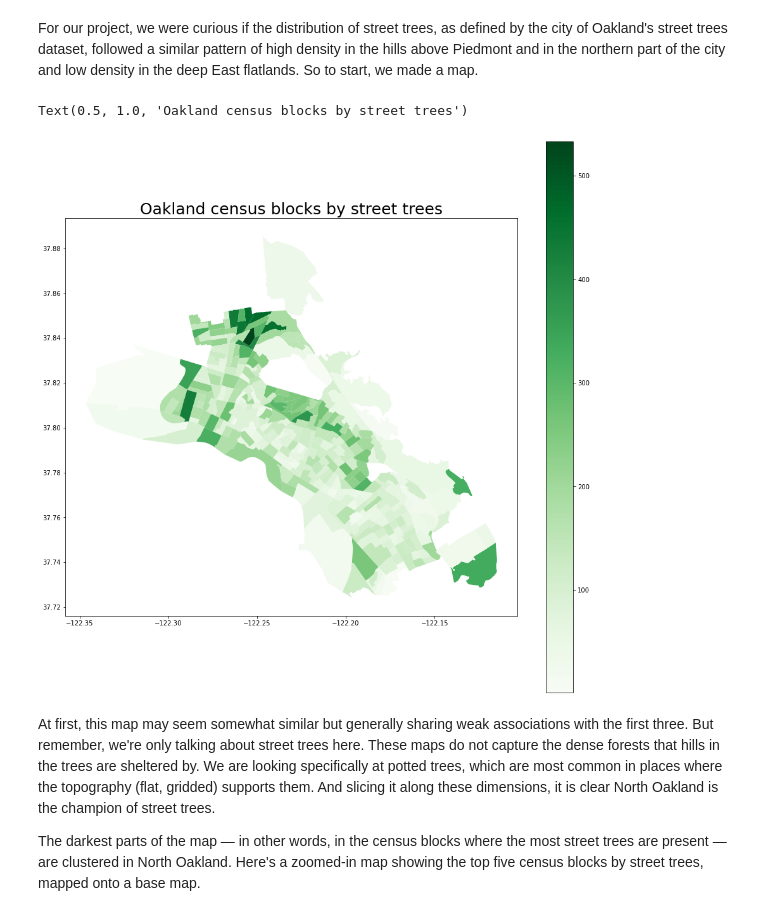
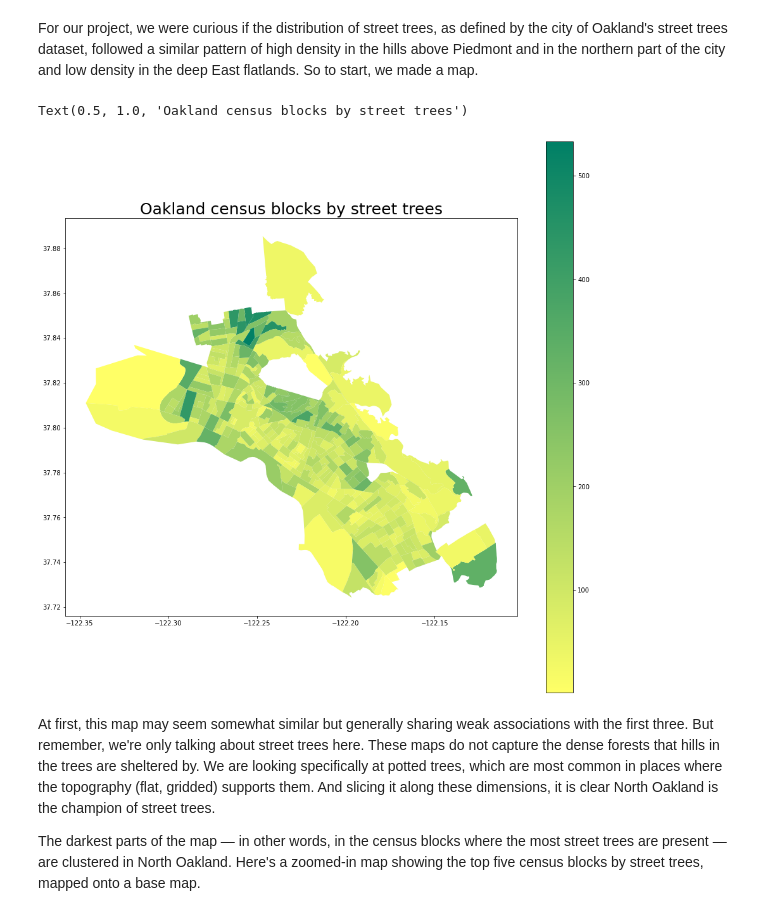
Before and after one commit to michaelrosen3/up206-michaelandelliott, a Jupyter notebook: Group Assignments/midterm.ipynb, the cells around one changed output. Saved outputs shown, nothing was run; the diff lists cells and outputs as text; code cells hidden in the pictures.

```diff
--- a/Group Assignments/midterm.ipynb
+++ b/Group Assignments/midterm.ipynb
@@ -360,13 +360,13 @@ The takeaways here ought to be pretty clear. Many cities have geography that pre
 # %% [markdown]
 For our project, we were curious if the distribution of street trees, as defined by the city of Oakland's street trees dataset, followed a similar pattern of high density in the hills above Piedmont and in the northern part of the city and low density in the deep East flatlands. So to start, we made a map.
 # %%
-oak_trees_income.plot(figsize=(16,16),column='trees in census block',cmap='Greens',legend=True)
+oak_trees_income.plot(figsize=(16,16),column='trees in census block',cmap='summer_r',legend=True)
 plt.title(label="Oakland census blocks by street trees",
           fontsize=25,
           color="black")
 # %% [output]
 Text(0.5, 1.0, 'Oakland census blocks by street trees')
-[figure, old version]
+[figure, new version]
 # %% [markdown]
 At first, this map may seem somewhat similar but generally sharing weak associations with the first three. But remember, we're only talking about street trees here. These maps do not capture the dense forests that hills in the trees are sheltered by. We are looking specifically at potted trees, which are most common in places where the topography (flat, gridded) supports them. And slicing it along these dimensions, it is clear North Oakland is the champion of street trees.
 
```
Also changed, not shown: parts of 3 cells of this notebook.
